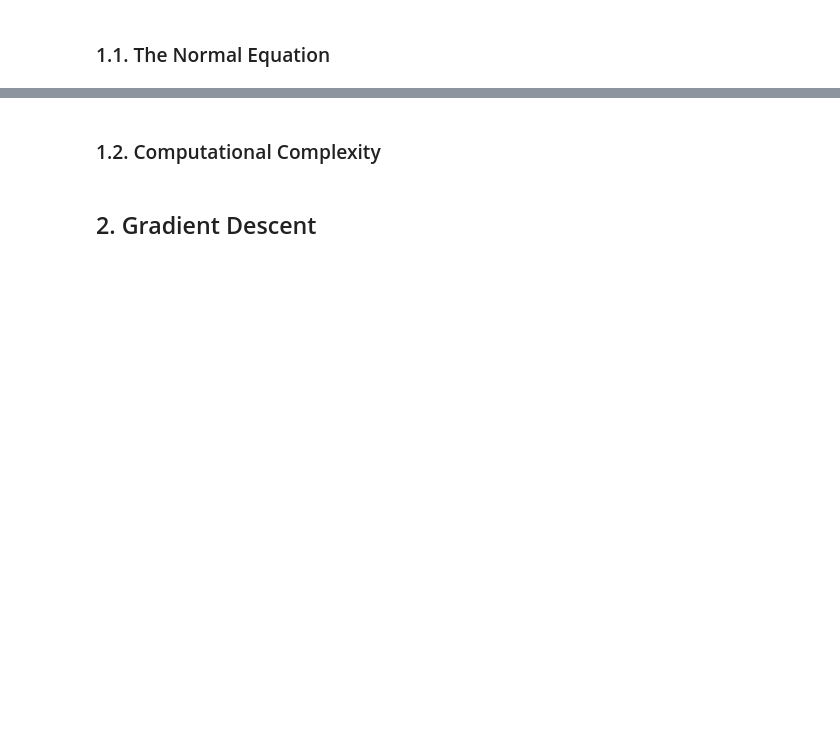
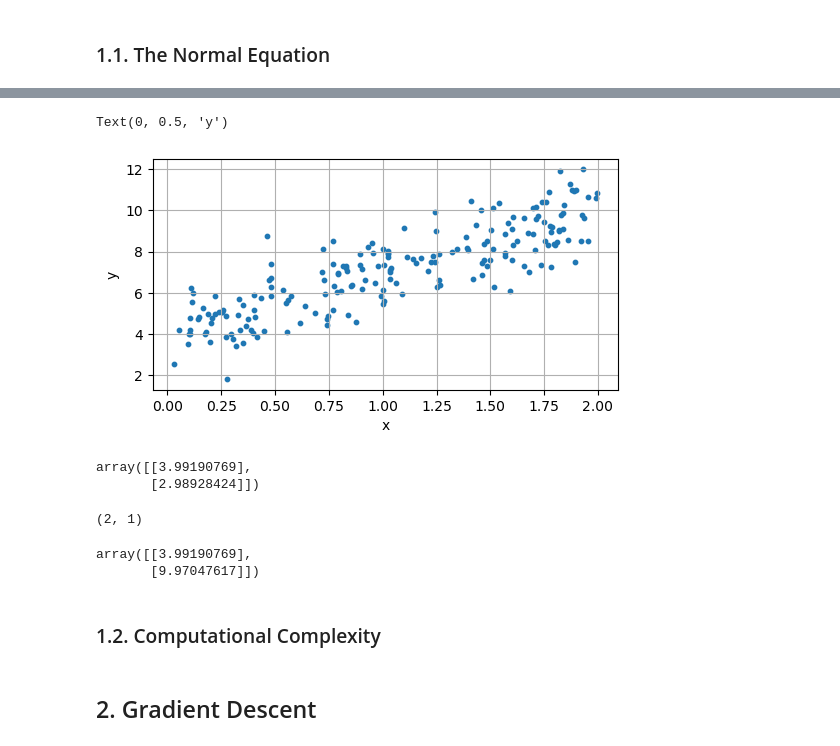
Before and after one commit to JinDai666/Hands-On-ML-Notes, a Jupyter notebook: ch04-training-models/ch04_training_models.ipynb, the cells around one changed output, grey strips where cells are left out. Cells and saved outputs as stored; diff of their text form; code cells hidden in the pictures; blank space fills up the shorter version.

Commit message:
ch04: WIP - the normal equation

```diff
--- a/ch04-training-models/ch04_training_models.ipynb
+++ b/ch04-training-models/ch04_training_models.ipynb
@@ -12,3 +28,35 @@ Having a good understanding of how things work can help
+# %%
+rng = np.random.default_rng(seed = 316)
+m = 200
+X = 2 * rng.random((m, 1))
+y = 4 + 3 * X + rng.standard_normal((m, 1))
+# %%
+fig, ax = plt.subplots(figsize = (6,3))
+ax.scatter(X, y, s=10)
+ax.grid()
+ax.set_xlabel("x")
+ax.set_ylabel("y")
+# %% [output]
+Text(0, 0.5, 'y')
+[figure, added]
+# %%
+X_b = add_dummy_feature(X)  # add x0 = 1 to each instance
+theta_best = np.linalg.inv(X_b.T @ X_b) @ X_b.T @ y
+theta_best
+# %% [output]
+array([[3.99190769],
+       [2.98928424]])
+# %%
+theta_best.shape
+# %% [output]
+(2, 1)
+# %%
+X_new = np.array([[0],[2]])
+X_new_b = add_dummy_feature(X_new)
+X_new_b @ theta_best
+# %% [output]
+array([[3.99190769],
+       [9.97047617]])
 # %% [markdown]
 ### 1.2. Computational Complexity
 # %% [markdown]
```
Also changed, not shown: parts of 6 cells of this notebook.
